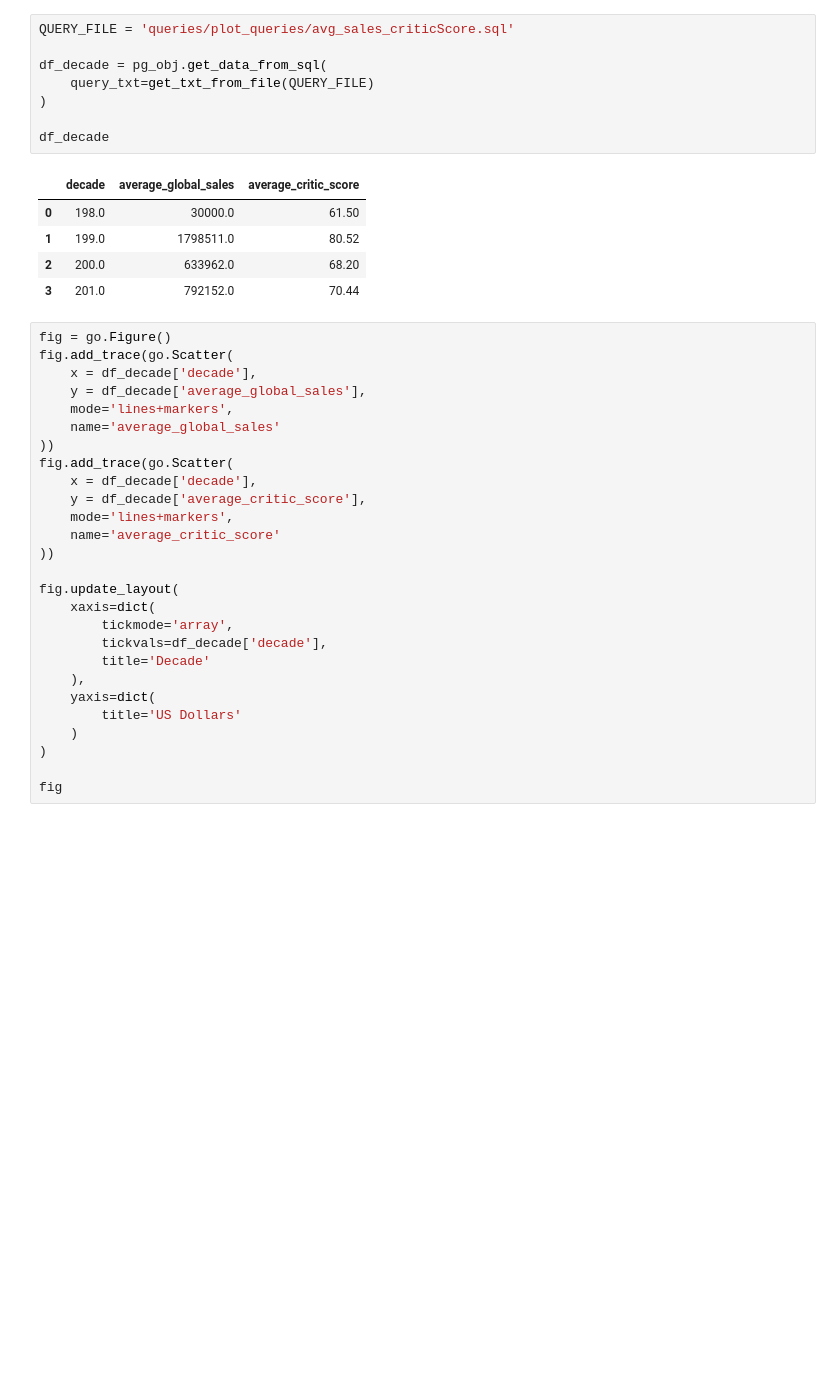
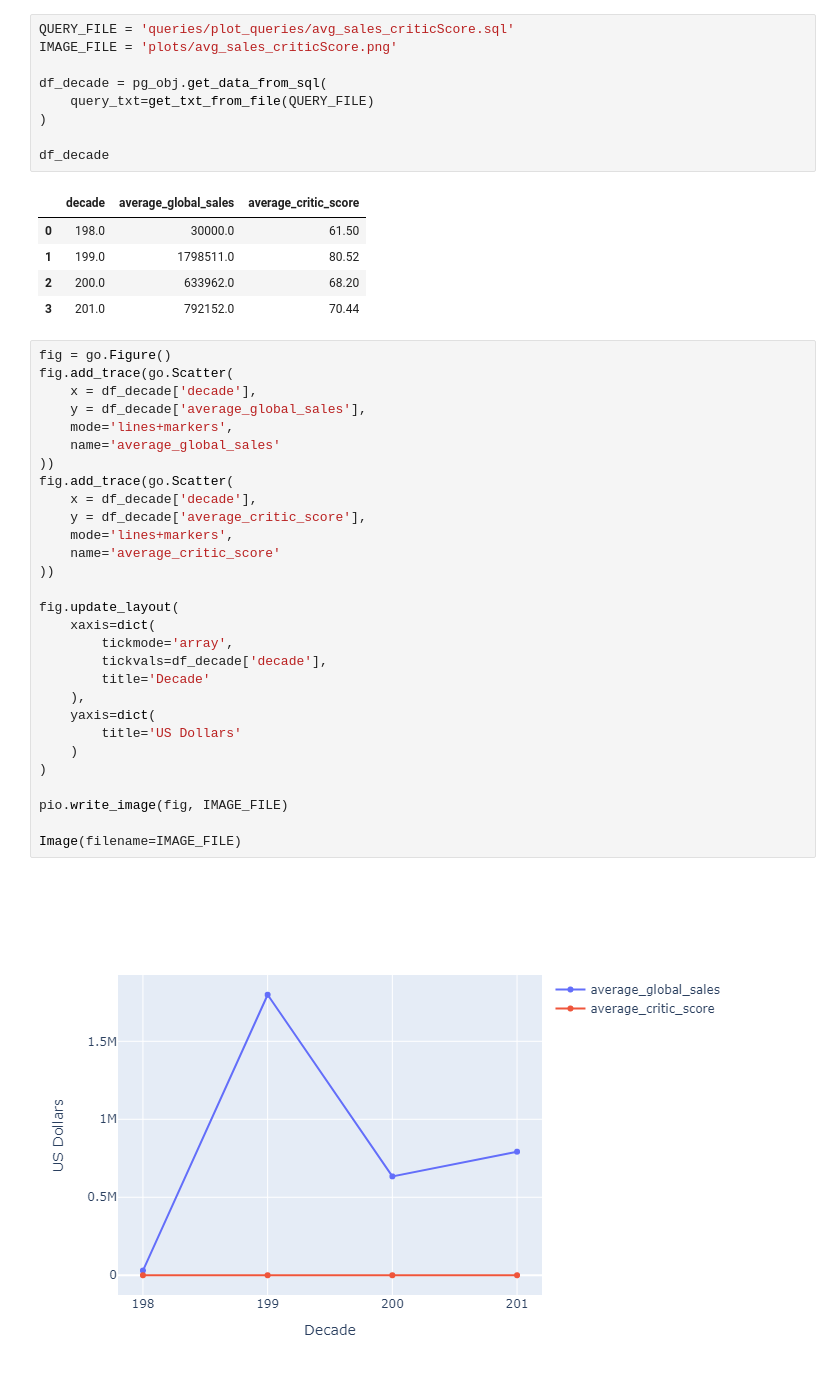
Before and after one commit to nsamardzic13/video-game-sales, a Jupyter notebook: sql_analysis.ipynb, the cells around one changed output. Cells and saved outputs as stored; diff of their text form; blank space fills up the shorter version.

```diff
--- a/sql_analysis.ipynb
+++ b/sql_analysis.ipynb
@@ -76,6 +92,7 @@ fig.update_layout(
 ## Average Global Sales and Critic Score by Decade
 # %%
 QUERY_FILE = 'queries/plot_queries/avg_sales_criticScore.sql'
+IMAGE_FILE = 'plots/avg_sales_criticScore.png'
 
 df_decade = pg_obj.get_data_from_sql(
     query_txt=get_txt_from_file(QUERY_FILE)
@@ -91,27 +108,31 @@ df_decade
 # %%
 fig = go.Figure()
 fig.add_trace(go.Scatter(
     x = df_decade['decade'],
     y = df_decade['average_global_sales'],
     mode='lines+markers',
     name='average_global_sales'
 ))
 fig.add_trace(go.Scatter(
     x = df_decade['decade'],
     y = df_decade['average_critic_score'],
     mode='lines+markers',
     name='average_critic_score'
 ))
 
 fig.update_layout(
     xaxis=dict(
         tickmode='array',
         tickvals=df_decade['decade'],
         title='Decade'
     ),
     yaxis=dict(
         title='US Dollars'
     )
 )
 
-fig
+pio.write_image(fig, IMAGE_FILE)
+
+Image(filename=IMAGE_FILE)
+# %% [output]
+[figure, added]
```
Also changed, not shown: parts of 5 cells of this notebook, 2 other files.
